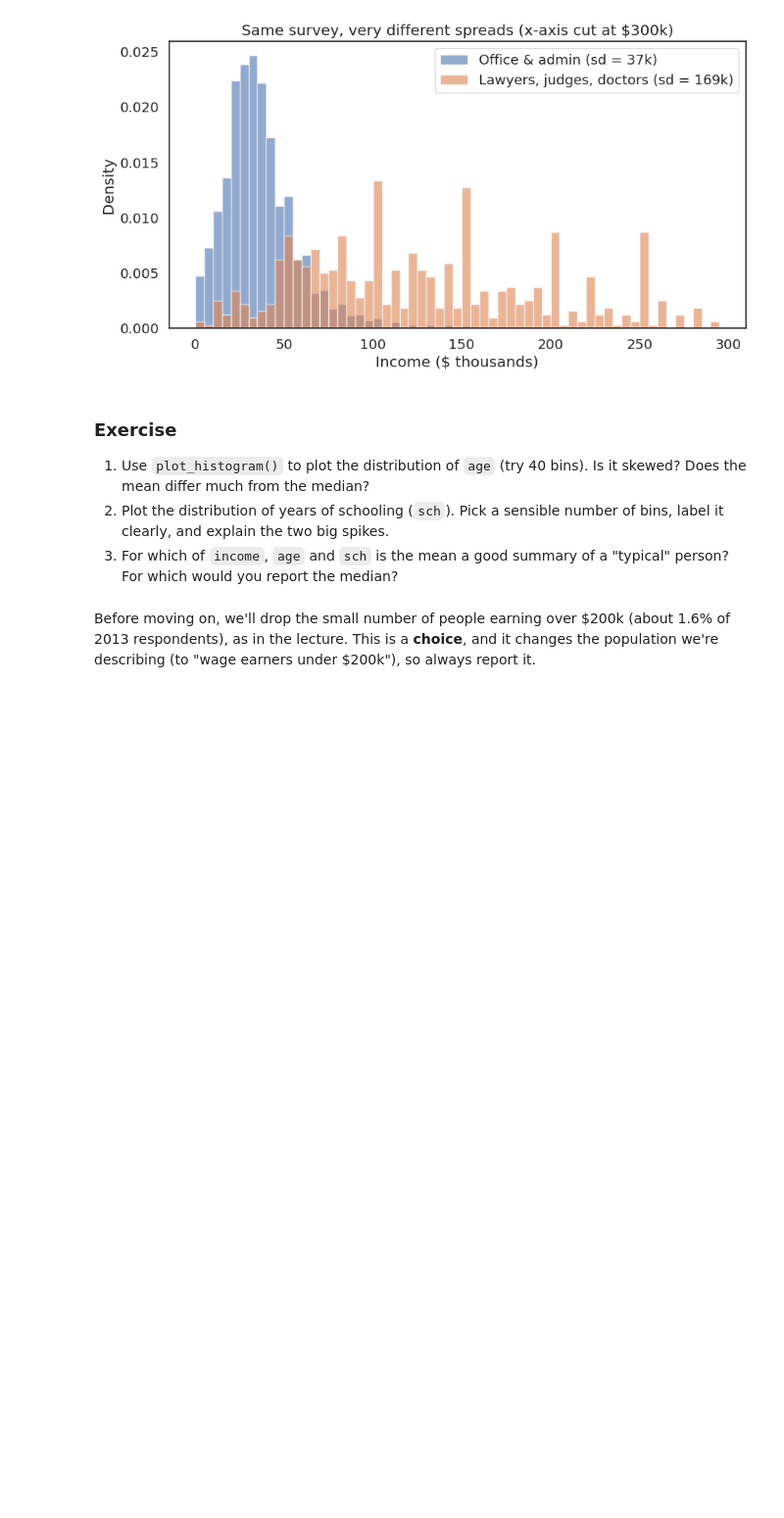
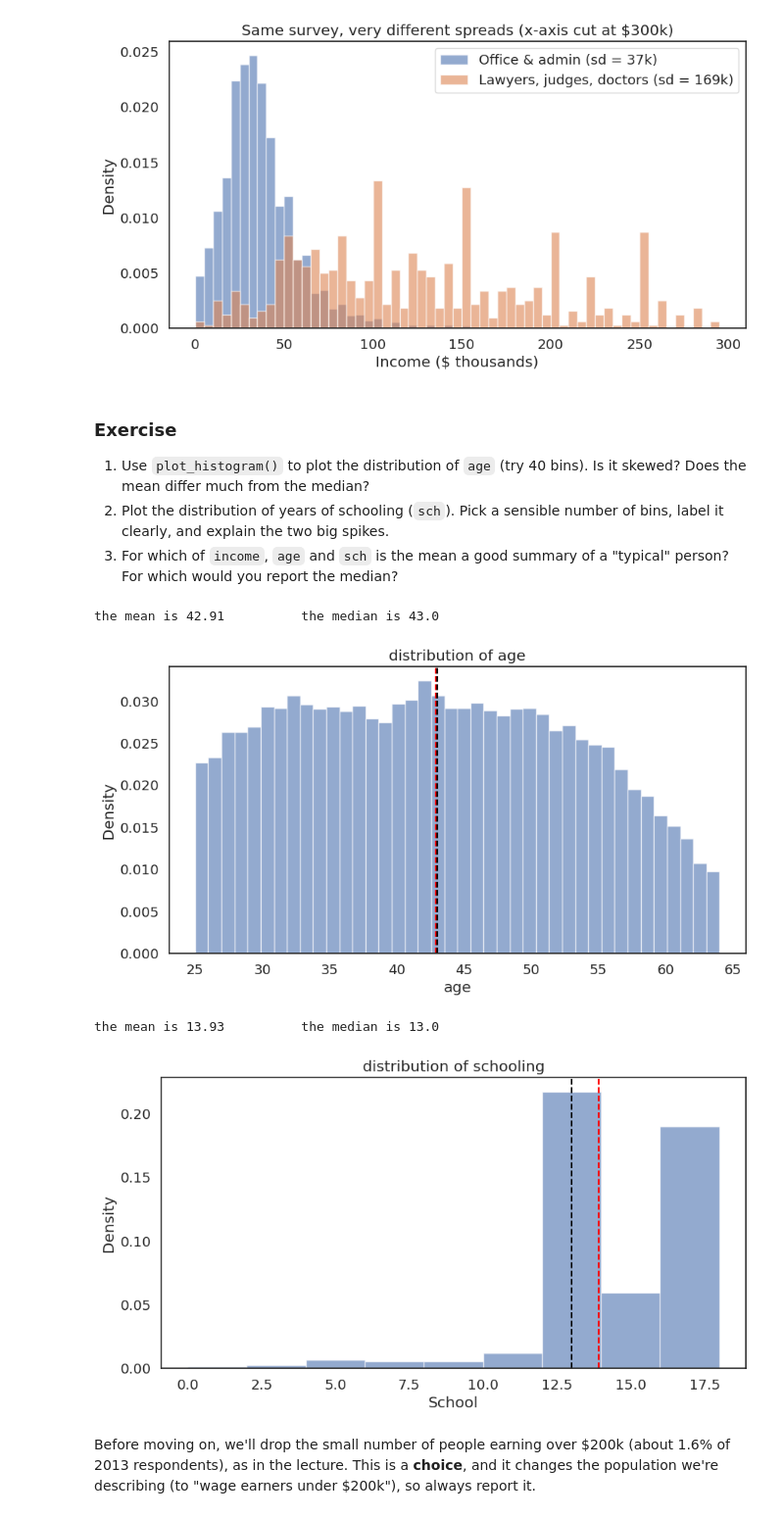
Before and after one commit to ellaxcode/QM2, a Jupyter notebook: notebooks/W05. Distributions and Basic Statistics.ipynb, the cells around one changed output. Shown at 98% size. Drawn from its saved outputs; the diff is of its cells as text; code cells hidden in the pictures; blank space fills up the shorter version.

```diff
--- a/notebooks/W05. Distributions and Basic Statistics.ipynb
+++ b/notebooks/W05. Distributions and Basic Statistics.ipynb
@@ -267,7 +305,56 @@ plt.legend(); plt.show()
 2. Plot the distribution of years of schooling (`sch`). Pick a sensible number of bins, label it clearly, and explain the two big spikes.
 3. For which of `income`, `age` and `sch` is the mean a good summary of a "typical" person? For which would you report the median?
 # %%
-# your code here
+c = df["age"]
+
+#general histogram
+bins = 40
+plt.hist(c, bins=bins, density=True, alpha=0.6, label=f"age (sd = {c.std():.0f}k)")
+plt.xlabel("age"); plt.ylabel("Density")
+plt.title("distribution of age")
+
+#mean and median lines
+plt.axvline(c.mean(), color="red", linestyle="--", label=f"Mean = {c.mean():.2f}")
+plt.axvline(c.median(), color="black", linestyle="--", label=f"Median = {c.median():.2f}")
+print("the mean is", c.mean().round(2), "        " , "the median is", c.median())
+
+
+plt.show()
+
+#1. data is slightly rightly skewed towards younger people, very little difference in mean and median
+
+
+
+
+
+#Q2. the skew is due to graduation from high school and grad from collage, middle is drop out or shorted courses after highschool
+
+d = df["sch"]
+
+#general histogram
+bins = 9
+plt.hist(d, bins=bins, density=True, alpha=0.6, label=f"school(sd={d.std():.0f}k)")
+
+plt.xlabel("School")
+plt.ylabel("Density")
+plt.title("distribution of schooling")
+
+#mean and median lines
+plt.axvline(d.mean(), color="red", linestyle="--", label=f"Mean = {d.mean():.2f}")
+plt.axvline(d.median(), color="black", linestyle="--", label=f"Median = {d.median():.2f}")
+print("the mean is", d.mean().round(2), "        " , "the median is", d.median())
+
+
+plt.show()
+
+
+
+#3. income is skewed to the right so mean is not reflective, age is evenly spread so both mean and mode are valid, no extream values for schooling but mean does not describe the two clusteres but cna be represwnattvie
+# %% [output]
+the mean is 42.91          the median is 43.0
+[figure, added]
+the mean is 13.93          the median is 13.0
+[figure, added]
 # %%
 # your code here
 # %% [markdown]
```
Also changed, not shown: parts of 4 cells of this notebook.
